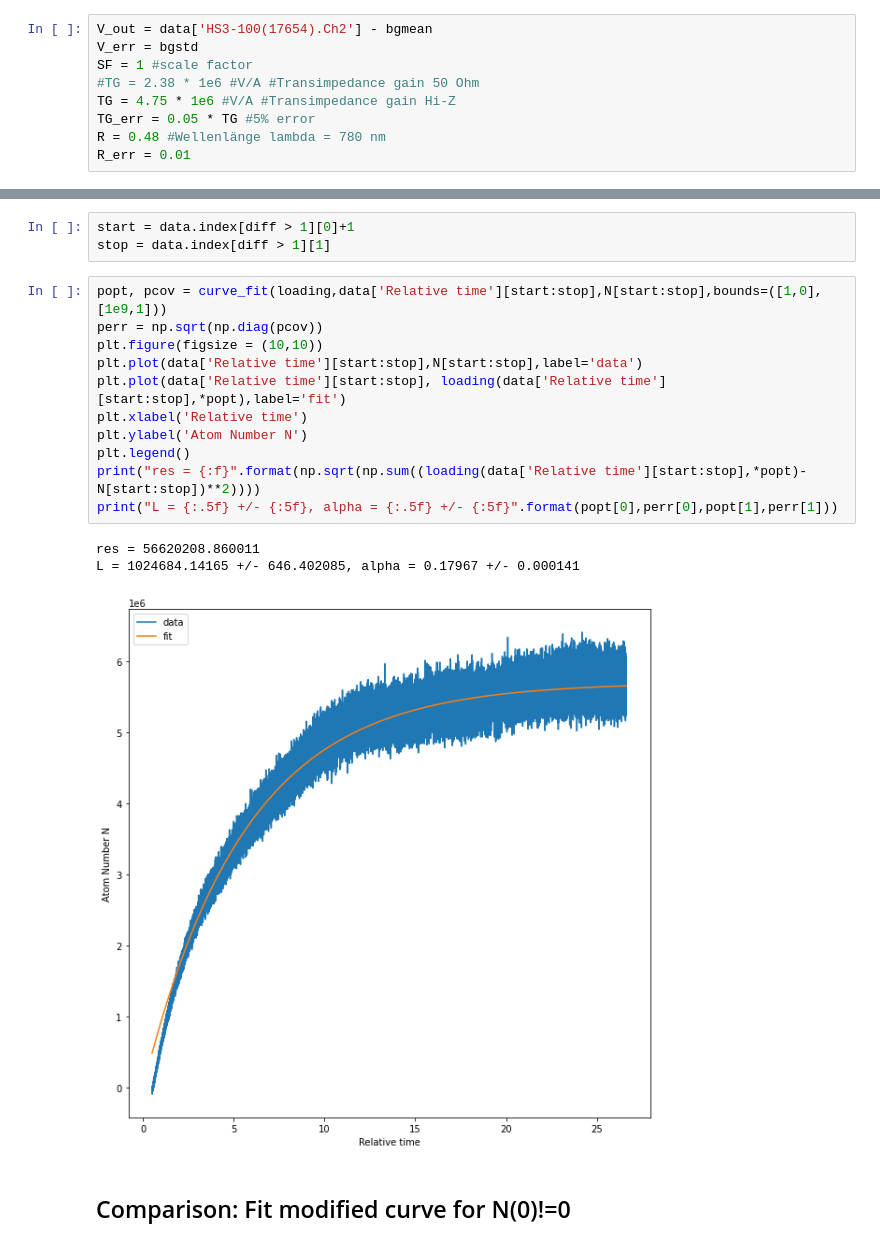
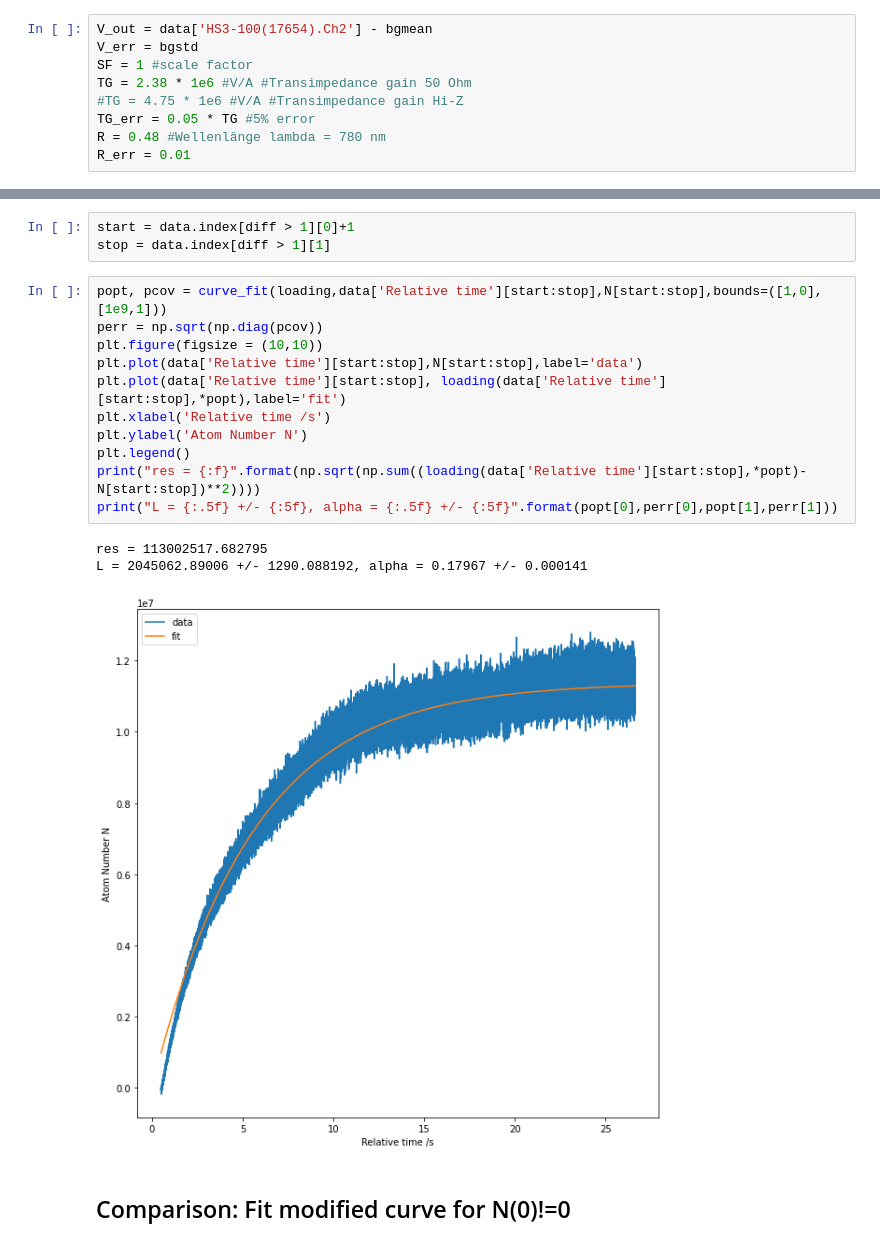
Before and after one commit to mkm2/FP-MOT, a Jupyter notebook: MOT/LoadingCurves.ipynb, the cells around one changed output, grey strips where cells are left out. Saved outputs shown, nothing was run; the diff lists cells and outputs as text.

```diff
--- a/MOT/LoadingCurves.ipynb
+++ b/MOT/LoadingCurves.ipynb
@@ -60,8 +60,8 @@ print(bgmean, bgstd)
 V_out = data['HS3-100(17654).Ch2'] - bgmean
 V_err = bgstd
 SF = 1 #scale factor
-#TG = 2.38 * 1e6 #V/A #Transimpedance gain 50 Ohm
-TG = 4.75 * 1e6 #V/A #Transimpedance gain Hi-Z
+TG = 2.38 * 1e6 #V/A #Transimpedance gain 50 Ohm
+#TG = 4.75 * 1e6 #V/A #Transimpedance gain Hi-Z
 TG_err = 0.05 * TG #5% error
 R = 0.48 #Wellenlänge lambda = 780 nm
 R_err = 0.01
@@ -122,18 +122,18 @@ stop = data.index[diff > 1][1]
 # %%
 popt, pcov = curve_fit(loading,data['Relative time'][start:stop],N[start:stop],bounds=([1,0],[1e9,1]))
 perr = np.sqrt(np.diag(pcov))
 plt.figure(figsize = (10,10))
 plt.plot(data['Relative time'][start:stop],N[start:stop],label='data')
 plt.plot(data['Relative time'][start:stop], loading(data['Relative time'][start:stop],*popt),label='fit')
-plt.xlabel('Relative time')
+plt.xlabel('Relative time /s')
 plt.ylabel('Atom Number N')
 plt.legend()
 print("res = {:f}".format(np.sqrt(np.sum((loading(data['Relative time'][start:stop],*popt)-N[start:stop])**2))))
 print("L = {:.5f} +/- {:5f}, alpha = {:.5f} +/- {:5f}".format(popt[0],perr[0],popt[1],perr[1]))
 # %% [output]
-res = 56620208.860011
-L = 1024684.14165 +/- 646.402085, alpha = 0.17967 +/- 0.000141
+res = 113002517.682795
+L = 2045062.89006 +/- 1290.088192, alpha = 0.17967 +/- 0.000141
-[figure, old version]
+[figure, new version]
 # %% [markdown]
 ## Comparison: Fit modified curve for N(0)!=0
 # %%
```
Also changed, not shown: parts of 1 cell of this notebook, 2 other files.
